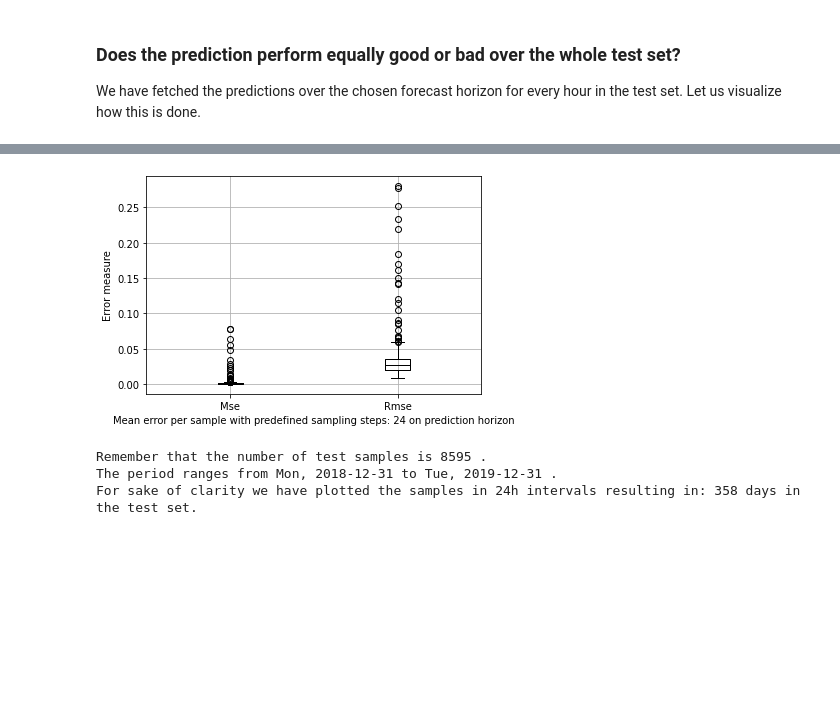
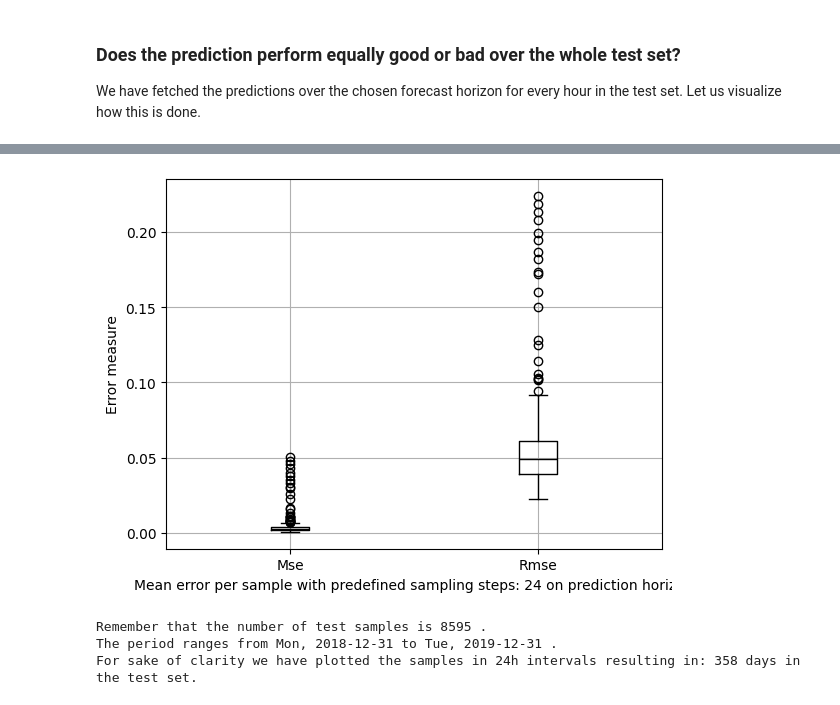
Before and after one commit to sogno-platform/proloaf, a Jupyter notebook: notebooks/ProLoaF applied and explained - Day-Ahead Forcasts on open data of the German load.ipynb, the cells around one changed output, grey strips where cells are left out. Saved outputs shown, nothing was run; the diff lists cells and outputs as text; code cells hidden in the pictures; blank space fills up the shorter version.

```diff
--- a/notebooks/ProLoaF applied and explained - Day-Ahead Forcasts on open data of the German load.ipynb
+++ b/notebooks/ProLoaF applied and explained - Day-Ahead Forcasts on open data of the German load.ipynb
@@ -143,7 +161,7 @@ with torch.no_grad():
         ## Before the tensor object is created, all listed preparation steps are applied to the pandas dataframe
         ## Depending on the underlying data, some steps can be skipped, by simply removing the item from the list
         preparation_steps=[
-                partial(dh.set_to_hours, freq="1H"),# Here you can specify a datetime frequency. Default: '1H'
+                partial(dh.set_to_hours, freq=PAR.get("frequency", "1h")),# Here you can specify a datetime frequency. Default: '1H'
                 partial(dh.fill_if_missing, periodicity=PAR.get("periodicity", 24)),
                 dh.add_cyclical_features,
                 dh.add_onehot_features,
@@ -401,7 +469,7 @@ results_per_sample_per_forecast = mh.ModelHandler.benchmark(
     test_data,
     [net],
     test_metrics=test_metrics_sample,
-    avg_over="time",
+    avg_over=("time","feature"),
 )
 
 print("A boxplot will serve as the most practical plot to show how much the error metrics deviate\nfrom one forecast situation to another. We refer to each forecast situation as one sample.")
@@ -421,6 +489,6 @@ print("For sake of clarity we have plotted the samples in 24h intervals resultin
 A boxplot will serve as the most practical plot to show how much the error metrics deviate
 from one forecast situation to another. We refer to each forecast situation as one sample.
-[figure, old version]
+[figure, new version]
 Remember that the number of test samples is 8595 .
 The period ranges from Mon, 2018-12-31 to Tue, 2019-12-31 .
 For sake of clarity we have plotted the samples in 24h intervals resulting in: 358 days in the test set.
```
Also changed, not shown: parts of 24 cells of this notebook.
